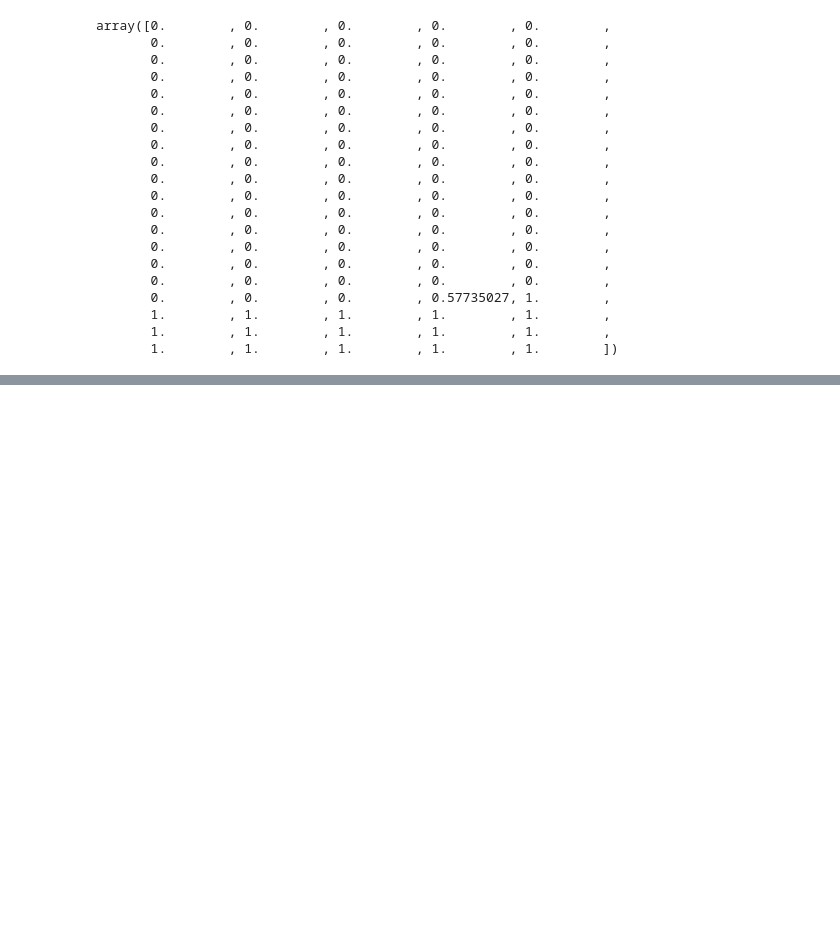
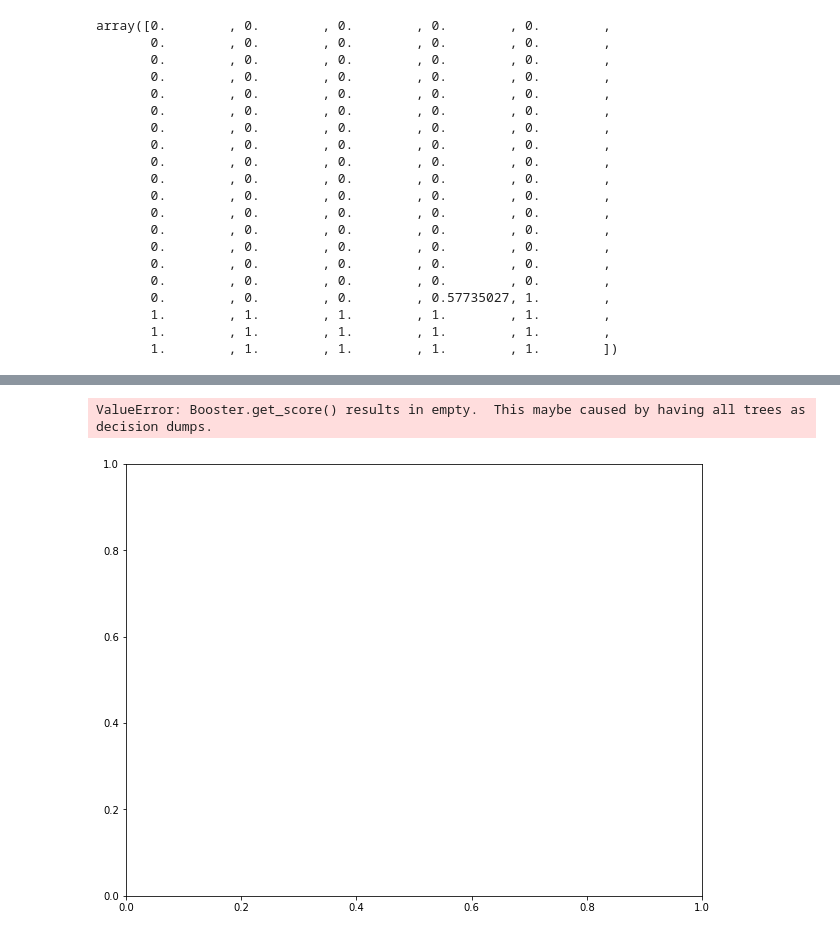
Before and after one commit to arcursino/credit-bureau, a Jupyter notebook: olist/tutorial_site.ipynb, the cells around one changed output, grey strips where cells are left out. Saved outputs shown, nothing was run; the diff lists cells and outputs as text; code cells hidden in the pictures; blank space fills up the shorter version.

```diff
--- a/olist/tutorial_site.ipynb
+++ b/olist/tutorial_site.ipynb
@@ -211,0 +301,2 @@ ValueError: column index exceeds matrix dimensions
+# %%
+train_new_similar_features = create_new_similar_features(train_sample_sparse_matrix)
@@ -211,0 +312,5 @@ ValueError: column index exceeds matrix dimensions
+# %%
+x_train = train_new_similar_features.drop(["user_id", "product_id", "review"], axis = 1)
+x_test = test_new_similar_features.drop(["user_id", "product_id", "review"], axis = 1)
+y_train = train_new_similar_features["review"]
+y_test = test_new_similar_features["review"]
@@ -211,0 +321,3 @@ ValueError: column index exceeds matrix dimensions
+# %%
+clf = xgb.XGBRegressor(n_estimators = 100, silent = False, n_jobs  = 10)
+clf.fit(x_train, y_train)
@@ -211,0 +342,15 @@ ValueError: column index exceeds matrix dimensions
+# %%
+def plot_importance(model, clf):
+    fig = plt.figure(figsize = (8, 6))
+    ax = fig.add_axes([0,0,1,1])
+    model.plot_importance(clf, ax = ax, height = 0.3)
+    plt.xlabel("F Score", fontsize = 20)
+    plt.ylabel("Features", fontsize = 20)
+    plt.title("Feature Importance", fontsize = 20)
+    plt.tick_params(labelsize = 15)
+    plt.show()
+# %%
+plot_importance(xgb, clf)
+# %% [output]
+ValueError: Booster.get_score() results in empty.  This maybe caused by having all trees as decision dumps.
+[figure, added]
```
Also changed, not shown: parts of 26 cells of this notebook.
